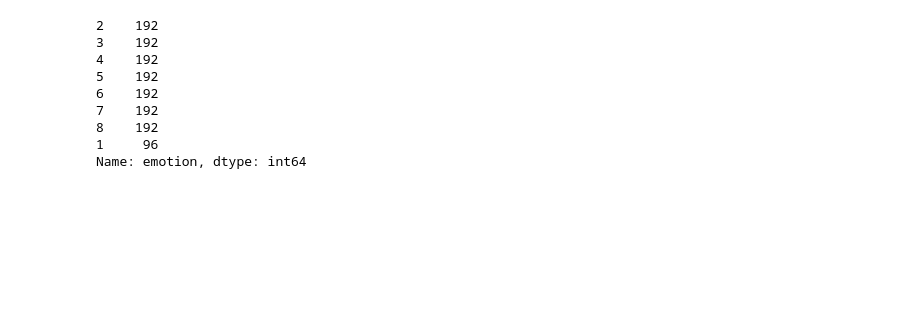
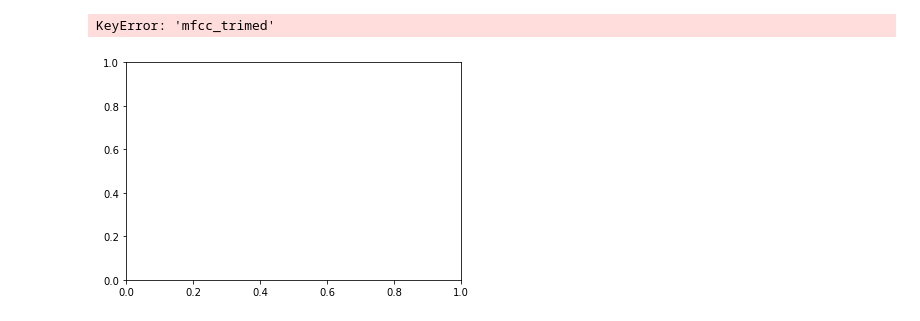
Before and after one commit to simiya/Projet-Son-Jedha, a Jupyter notebook: training.ipynb, the cells around one changed output. Saved outputs shown, nothing was run; the diff lists cells and outputs as text; code cells hidden in the pictures; blank space fills up the shorter version.

```diff
--- a/training.ipynb
+++ b/training.ipynb
@@ -17,0 +52,8 @@ df = df.drop(['filePath', 'isCalmOrNeutral', 'isCalmOrNeutralOrHappy', \
+# %%
+list_columns_names_mean = [ 'mean_'+str(i)for i in range(0,13)]
+list_columns_names_variant = [ 'variant_'+str(i)for i in range(0,13)]
+# %%
+df_mean = pd.DataFrame(df['mfcc_8000_mean'].to_list(), columns=list_columns_names_mean)
+display(df_mean.head())
+df_variant = pd.DataFrame(df['mfcc_8000_variant'].to_list(), columns=list_columns_names_variant)
+df_variant.head()
@@ -60,12 +168,12 @@ Name: actorId, dtype: int64
-# %%
-df.emotion.value_counts()
-# %% [output]
-2    192
-3    192
-4    192
-5    192
-6    192
-7    192
-8    192
-1     96
-Name: emotion, dtype: int64
+# %%
+import librosa.display
+import matplotlib.pyplot as plt
+
+
+fig, ax = plt.subplots(nrows=1, ncols=1)
+img = librosa.display.specshow(df['mfcc_trimed'][1], x_axis='time', ax=ax)
+fig.colorbar(img, ax=ax)
+ax.set(title='MFCC')
+# %% [output]
+KeyError: 'mfcc_trimed'
+[figure, added]
```
Also changed, not shown: parts of 21 cells of this notebook, 27 other files.
